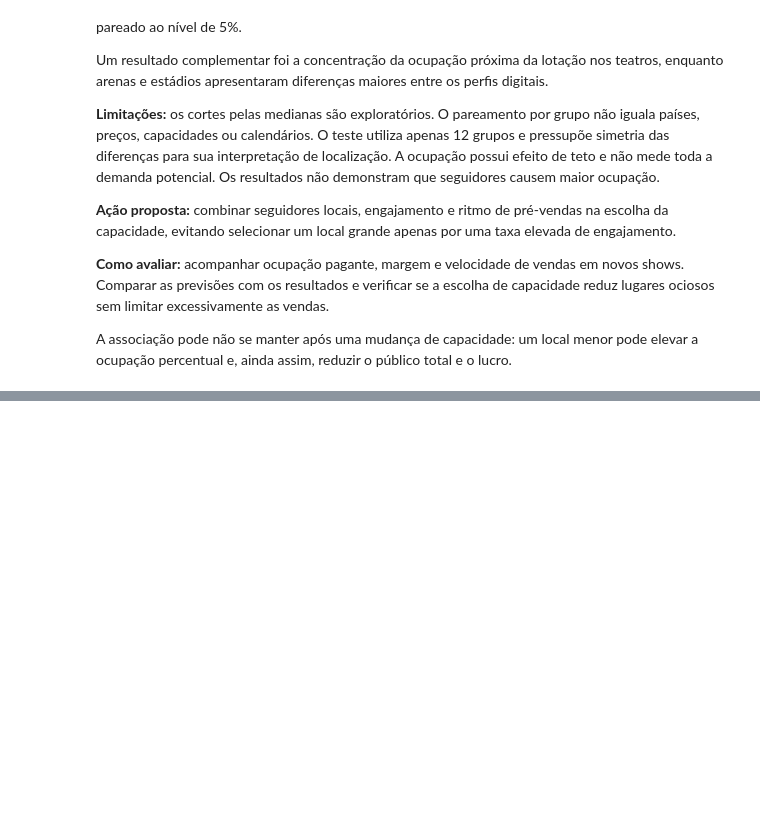
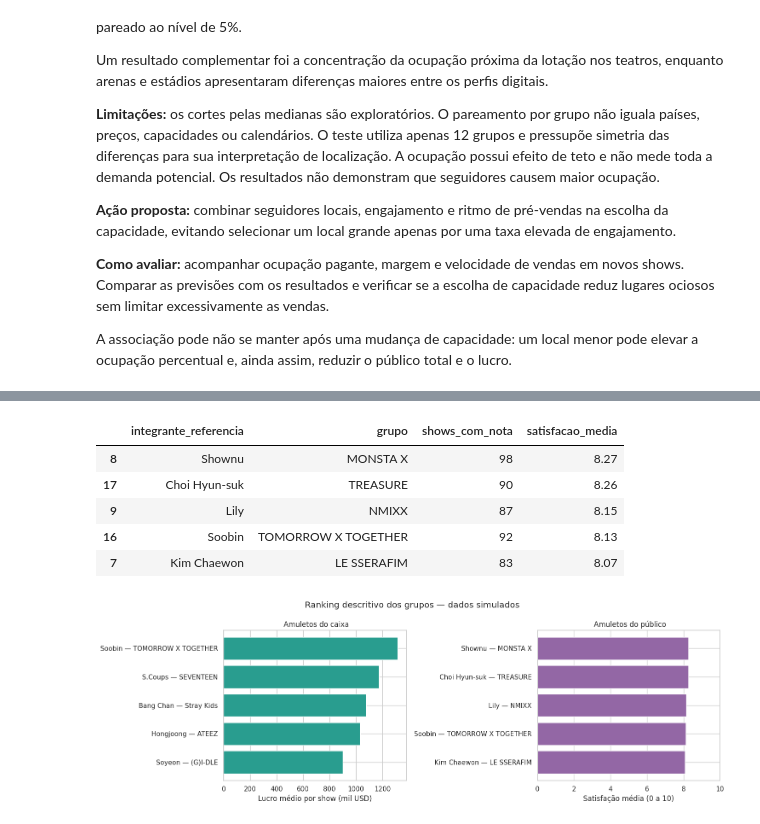
Before and after one commit to 2anoFIAP/AED-KPOP-CP-DATASCIENCE, a Jupyter notebook: CP_AED.ipynb, the cells around one changed output, grey strips where cells are left out. Cells and saved outputs as stored; diff of their text form; code cells hidden in the pictures; blank space fills up the shorter version.

Commit message:
feat: adiciona ranking bonus dos amuletos de lucro e satisfação

```diff
--- a/CP_AED.ipynb
+++ b/CP_AED.ipynb
@@ -1362,0 +1406,73 @@ reduzir o público total e o lucro.
+# %%
+# Lucro: inclui cancelamentos
+ranking_amuletos = (
+    df.groupby(["grupo", "integrante_referencia"])
+    .agg(
+        shows_programados=("id_show", "size"),
+        lucro_medio_usd=("lucro_operacional_usd", "mean")
+    )
+)
+
+# Satisfação: apenas realizados com nota
+satisfacao_amuletos = (
+    df_realizados.groupby(["grupo", "integrante_referencia"])
+    .agg(
+        shows_com_nota=("satisfacao_publico_0a10", "count"),
+        satisfacao_media=("satisfacao_publico_0a10", "mean")
+    )
+)
+
+ranking_amuletos = (
+    ranking_amuletos.join(satisfacao_amuletos)
+    .reset_index()
+)
+
+ranking_amuletos["rotulo"] = (
+    ranking_amuletos["integrante_referencia"]
+    + " — " + ranking_amuletos["grupo"]
+)
+
+top_lucro = ranking_amuletos.nlargest(5, "lucro_medio_usd")
+top_satisfacao = ranking_amuletos.nlargest(5, "satisfacao_media")
+
+print(" Amuletos do caixa — maior lucro médio por show:")
+display(top_lucro[[
+    "integrante_referencia", "grupo",
+    "shows_programados", "lucro_medio_usd"
+]].round(2))
+
+print("\n Amuletos do público — maior satisfação média:")
+display(top_satisfacao[[
+    "integrante_referencia", "grupo",
+    "shows_com_nota", "satisfacao_media"
+]].round(2))
+
+fig, axes = plt.subplots(1, 2, figsize=(15, 5))
+
+axes[0].barh(
+    top_lucro["rotulo"],
+    top_lucro["lucro_medio_usd"] / 1_000,
+    color="#299D8F"
+)
+axes[0].invert_yaxis()
+axes[0].set(
+    title=" Amuletos do caixa",
+    xlabel="Lucro médio por show (mil USD)"
+)
+
+axes[1].barh(
+    top_satisfacao["rotulo"],
+    top_satisfacao["satisfacao_media"],
+    color="#9367A5"
+)
+axes[1].invert_yaxis()
+axes[1].set(
+    title=" Amuletos do público",
+    xlabel="Satisfação média (0 a 10)",
+    xlim=(0, 10)
+)
+
+fig.suptitle("Ranking descritivo dos grupos — dados simulados")
+plt.tight_layout()
+plt.show()
+# %% [output]
@@ -1362,0 +1487,7 @@ reduzir o público total e o lucro.
+|  | integrante_referencia | grupo | shows_com_nota | satisfacao_media |
+| 8 | Shownu | MONSTA X | 98 | 8.27 |
+| 17 | Choi Hyun-suk | TREASURE | 90 | 8.26 |
+| 9 | Lily | NMIXX | 87 | 8.15 |
+| 16 | Soobin | TOMORROW X TOGETHER | 92 | 8.13 |
+| 7 | Kim Chaewon | LE SSERAFIM | 83 | 8.07 |
+[figure, added]
```
Also changed, not shown: parts of 5 cells of this notebook.
